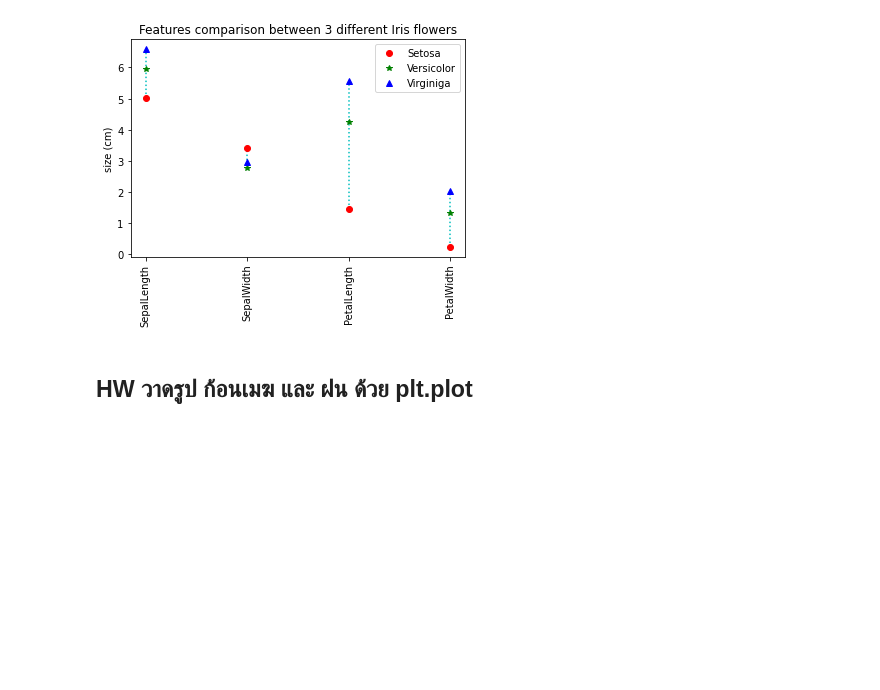
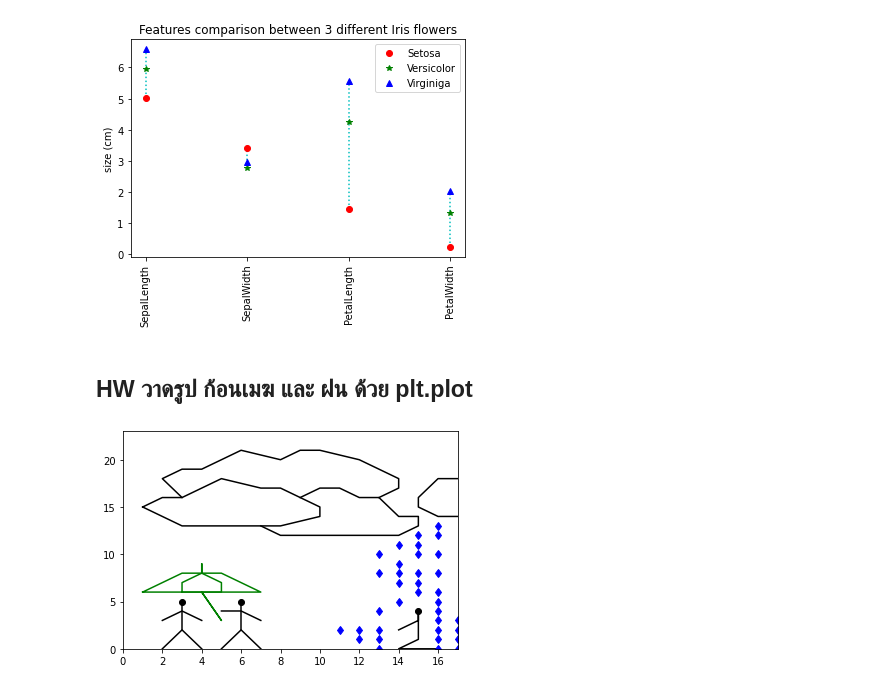
Before and after one commit to jittakorn-ch/data_viz_2022, a Jupyter notebook: DataViz04_Data_Comparison_(PCA).ipynb, the cells around one changed output. Cells and saved outputs as stored; diff of their text form; code cells hidden in the pictures; blank space fills up the shorter version.

```diff
--- a/DataViz04_Data_Comparison_(PCA).ipynb
+++ b/DataViz04_Data_Comparison_(PCA).ipynb
@@ -100,3 +100,29 @@ plt.ylabel('size (cm)');
 [figure]
 # %% [markdown]
 ## HW วาดรูป ก้อนเมฆ และ ฝน ด้วย plt.plot
+# %%
+# เมฆ
+plt.plot([1,2,3,8,10,10,9,8,7,5,4,3,2,1],[15,14,13,13,14,15,16,17,17,18,17,16,16,15],'k-')
+plt.plot([13,14,14,12,10,9,8,6,5,4,3,2,3],[16,17,18,20,21,21,20,21,20,19,19,18,16],'k-')
+plt.plot([7,8,14,15,15,14,13,12,11,10,9],[13,12,12,13,14,14,16,16,17,17,16],'k-')
+plt.plot([17,16,15,15,16,17],[18,18,16,15,14,14],'k-')
+# ร่ม
+plt.plot([1,4,5,4,7,5,3,1],[6,6,3,6,6,8,8,6],'g-')
+plt.plot([3,5,5,4,4,4,3,3],[6,6,7,8,9,8,7,6],'g-')
+# คน
+plt.plot([3,6,15],[5,5,4],'ko')
+plt.plot([3,3],[5,2],'k-')
+plt.plot([6,6],[5,2],'k-')
+plt.plot([2,3,4],[3,4,3],'k-')
+plt.plot([5,6,7],[4,4,3],'k-')
+plt.plot([2,3,4],[0,2,0],'k-')
+plt.plot([5,6,7],[0,2,0],'k-')
+plt.plot([14,15,15,15,14,16],[2,3,4,1,0,0],'k-')
+#ฝน
+rainingx = [11,12,12,13,13,13,13,13,13,14,14,14,14,14,15,15,15,15,15,15,16,16,16,16,16,16,16,16,16,16,16,17,17,17,17]
+rainingy = [2,2,1,10,8,4,2,1,0,11,9,8,7,5,12,11,10,8,7,6,13,12,10,8,6,5,4,3,2,1,0,3,2,1,0]
+plt.plot([rainingx],[rainingy],'bd')
+
+plt.axis([0,17,0,23]);
+# %% [output]
+[figure, added]
```
